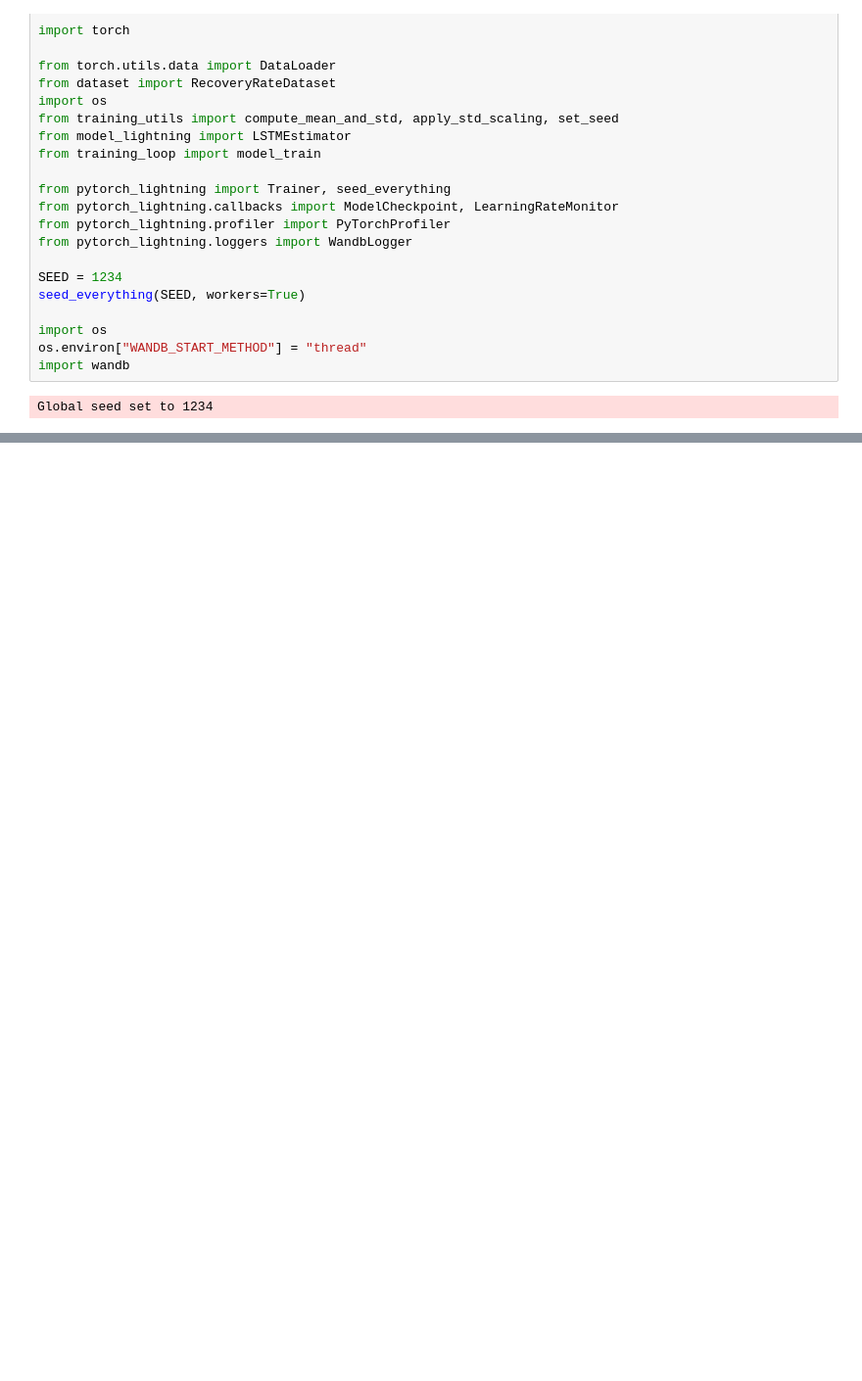
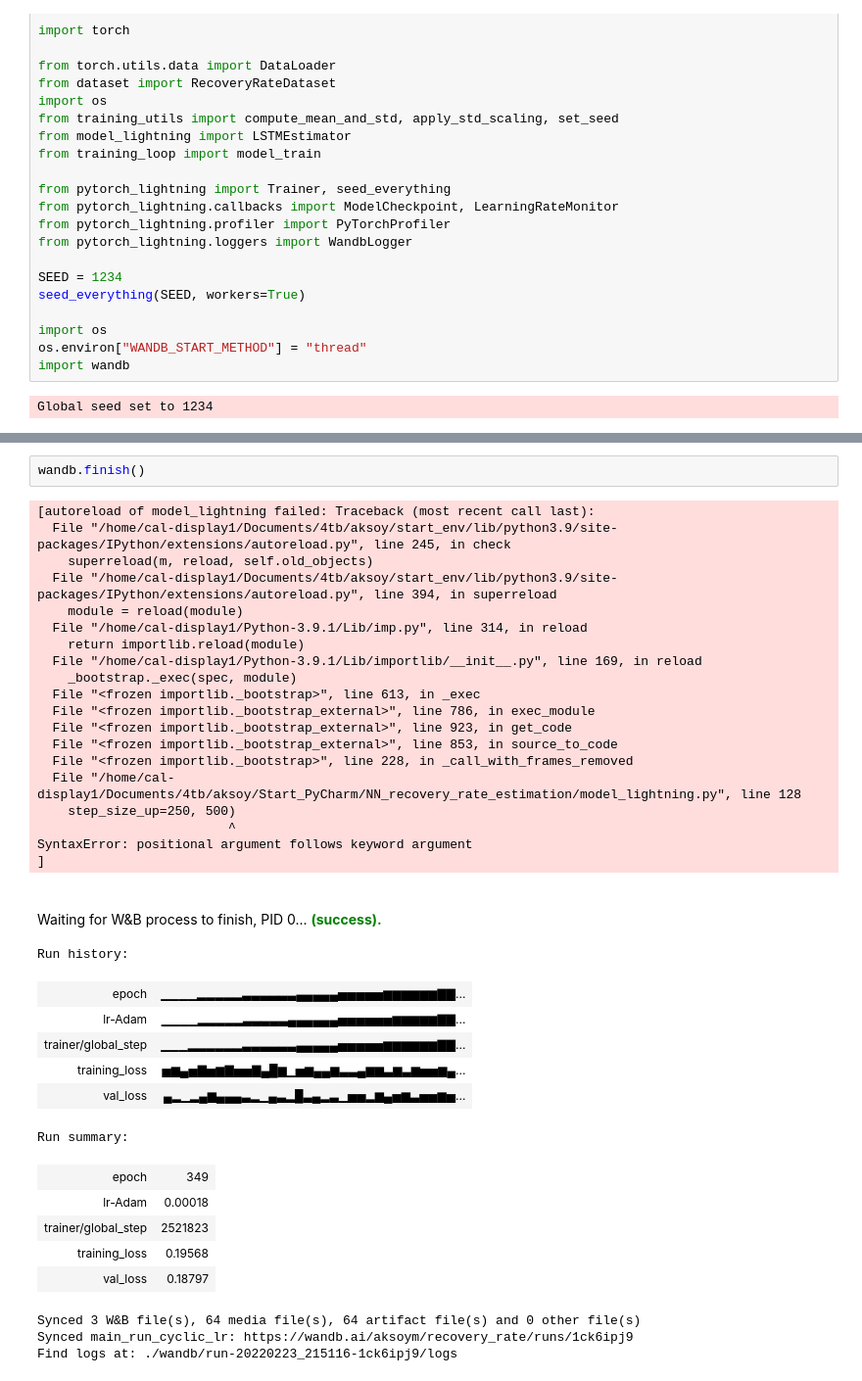
Before and after one commit to aksoym/EU_Airports_RecoveryEstimation, a Jupyter notebook: NN_recovery_rate_estimation/lightning_trainer.ipynb, the cells around one changed output, grey strips where cells are left out. Shown: that part at 98% size. Saved outputs shown, nothing was run; the diff lists cells and outputs as text; blank space fills up the shorter version.

```diff
--- a/NN_recovery_rate_estimation/lightning_trainer.ipynb
+++ b/NN_recovery_rate_estimation/lightning_trainer.ipynb
@@ -152,0 +192,38 @@ def main(batch_size):
+# %%
+wandb.finish()
+# %% [output]
+[autoreload of model_lightning failed: Traceback (most recent call last):
+  File "/home/cal-display1/Documents/4tb/aksoy/start_env/lib/python3.9/site-packages/IPython/extensions/autoreload.py", line 245, in check
+    superreload(m, reload, self.old_objects)
+  File "/home/cal-display1/Documents/4tb/aksoy/start_env/lib/python3.9/site-packages/IPython/extensions/autoreload.py", line 394, in superreload
+    module = reload(module)
+  File "/home/cal-display1/Python-3.9.1/Lib/imp.py", line 314, in reload
+    return importlib.reload(module)
+  File "/home/cal-display1/Python-3.9.1/Lib/importlib/__init__.py", line 169, in reload
+    _bootstrap._exec(spec, module)
+  File "<frozen importlib._bootstrap>", line 613, in _exec
+  File "<frozen importlib._bootstrap_external>", line 786, in exec_module
+  File "<frozen importlib._bootstrap_external>", line 923, in get_code
+  File "<frozen importlib._bootstrap_external>", line 853, in source_to_code
+  File "<frozen importlib._bootstrap>", line 228, in _call_with_frames_removed
+  File "/home/cal-display1/Documents/4tb/aksoy/Start_PyCharm/NN_recovery_rate_estimation/model_lightning.py", line 128
+    step_size_up=250, 500)
+                         ^
+SyntaxError: positional argument follows keyword argument
+]
+Waiting for W&B process to finish, PID 0... (success).
+Run history:
+| epoch | ▁▁▁▁▂▂▂▂▂▃▃▃▃▃▃▄▄▄▄▄▅▅▅▅▅▆▆▆▆▆▆▇▇... |
+| lr-Adam | ▁▁▁▁▂▂▂▂▂▃▃▃▃▃▄▄▄▄▄▄▅▅▅▅▅▅▆▆▆▆▆▇▇... |
+| trainer/global_step | ▁▁▁▂▂▂▂▂▂▃▃▃▃▃▃▄▄▄▄▄▅▅▅▅▅▆▆▆▆▆▆▇▇... |
+| training_loss | ▅▆▄▅▇▅▆▇▅▅▇▄█▆▁▅▆▄▄▆▃▃▄▆▆▃▆▃▆▅▅▆▄... |
+| val_loss | ▄▂▁▂▄▆▄▄▄▃▂▁▄▃▂█▃▄▂▃▁▅▅▂▆▄▅▆▃▅▅▆▅... |
+Run summary:
+| epoch | 349 |
+| lr-Adam | 0.00018 |
+| trainer/global_step | 2521823 |
+| training_loss | 0.19568 |
+| val_loss | 0.18797 |
+Synced 3 W&B file(s), 64 media file(s), 64 artifact file(s) and 0 other file(s)
+Synced main_run_cyclic_lr: https://wandb.ai/aksoym/recovery_rate/runs/1ck6ipj9
+Find logs at: ./wandb/run-20220223_215116-1ck6ipj9/logs
```
Also changed, not shown: parts of 11 cells of this notebook, 1 other file.
